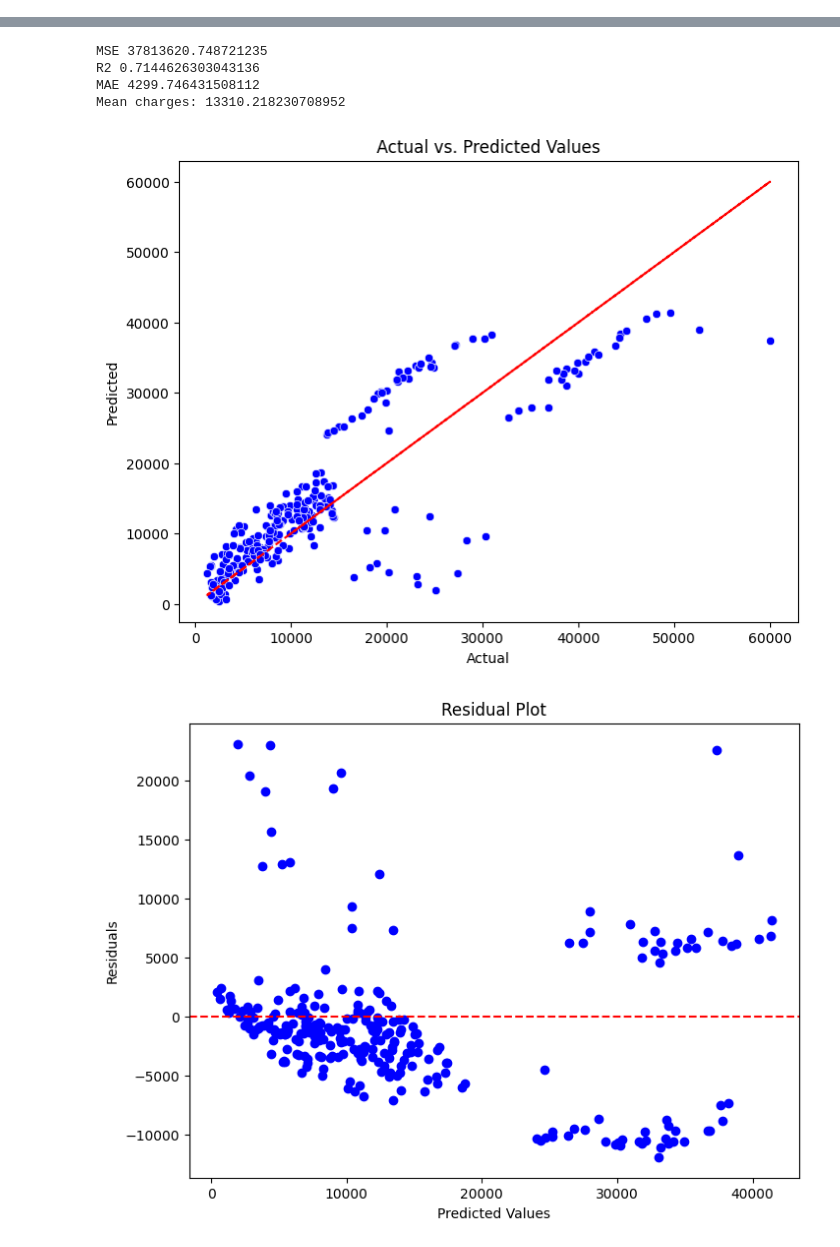
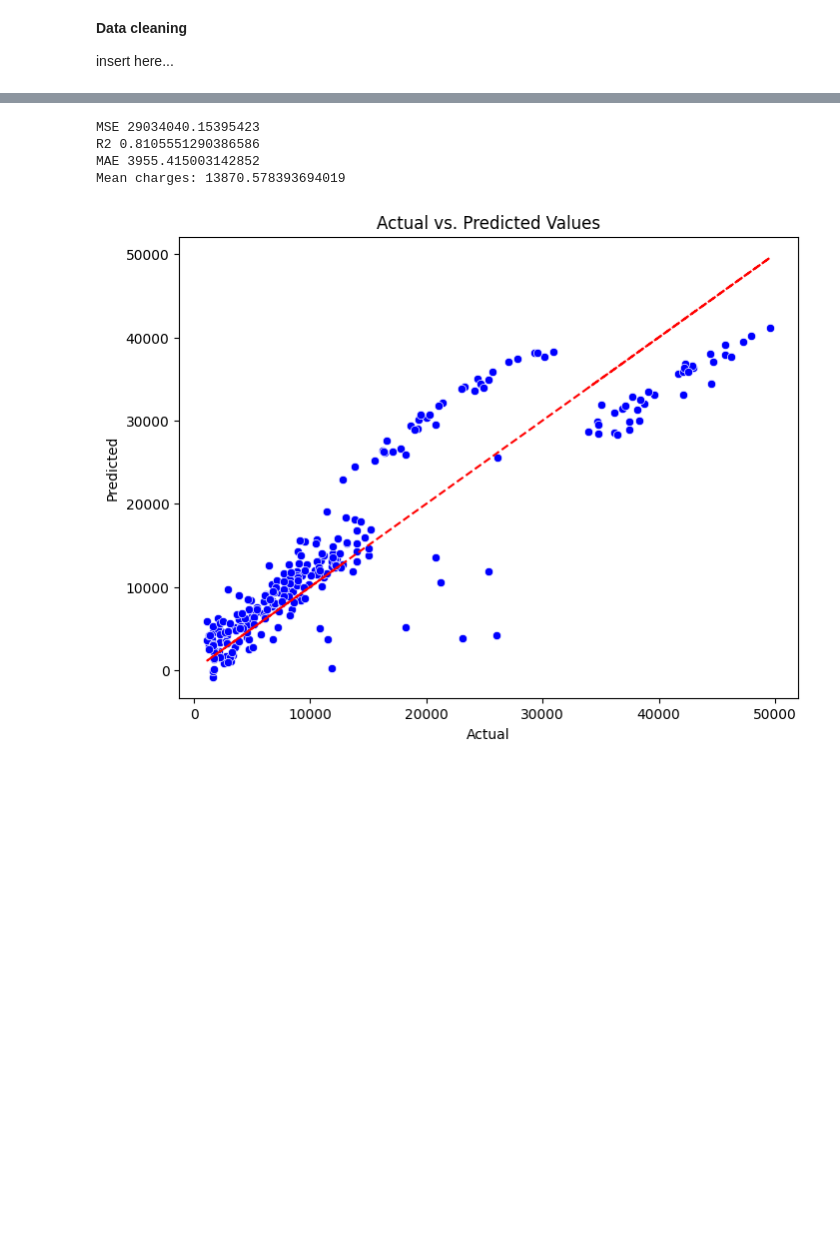
Before and after one commit to unit4216/boulder-super-learning, a Jupyter notebook: insurance.ipynb, the cells around one changed output, grey strips where cells are left out. Cells and saved outputs as stored; diff of their text form; code cells hidden in the pictures; blank space fills up the shorter version.

```diff
--- a/insurance.ipynb
+++ b/insurance.ipynb
@@ -5,13 +42,11 @@ Source: https://www.kaggle.com/datasets/simranjain17/insurance
+# %% [markdown]
+**Data cleaning**
+
+insert here...
 # %%
-from sklearn.metrics import mean_absolute_error
-import pandas as pd
-import sklearn.model_selection
-import statsmodels.formula.api as smf
-import numpy as np
-import seaborn as sns
-import matplotlib.pyplot as plt
 
-data = pd.read_csv('insurance.csv')
+# todo drop NA rows
+
 
 # convert smoker to binary
 smoker_map = {'yes': 1, 'no': 0}
@@ -72,14 +107,4 @@ sns.scatterplot(x='Actual', y='Predicted', data=data, marker='o', color='blue')
 plt.plot(data['Actual'], data['Actual'], 'r--')  # Red dashed line for perfect prediction
 plt.title('Actual vs. Predicted Values')
 plt.show()
-
-# Residuals plot
-residuals = y_test - y_pred
-plt.figure(figsize=(8, 6))
-plt.scatter(y_pred, residuals, color='blue')
-plt.axhline(y=0, color='red', linestyle='--')
-plt.title('Residual Plot')
-plt.xlabel('Predicted Values')
-plt.ylabel('Residuals')
-plt.show()
 # %% [output]
@@ -89,6 +114,5 @@ plt.show()
-MSE 37813620.748721235
-R2 0.7144626303043136
-MAE 4299.746431508112
-Mean charges: 13310.218230708952
+MSE 29034040.15395423
+R2 0.8105551290386586
+MAE 3955.415003142852
+Mean charges: 13870.578393694019
-[figure, old version]
+[figure, new version]
-[figure, removed]
```
Also changed, not shown: parts of 3 cells of this notebook, 2 other files.
